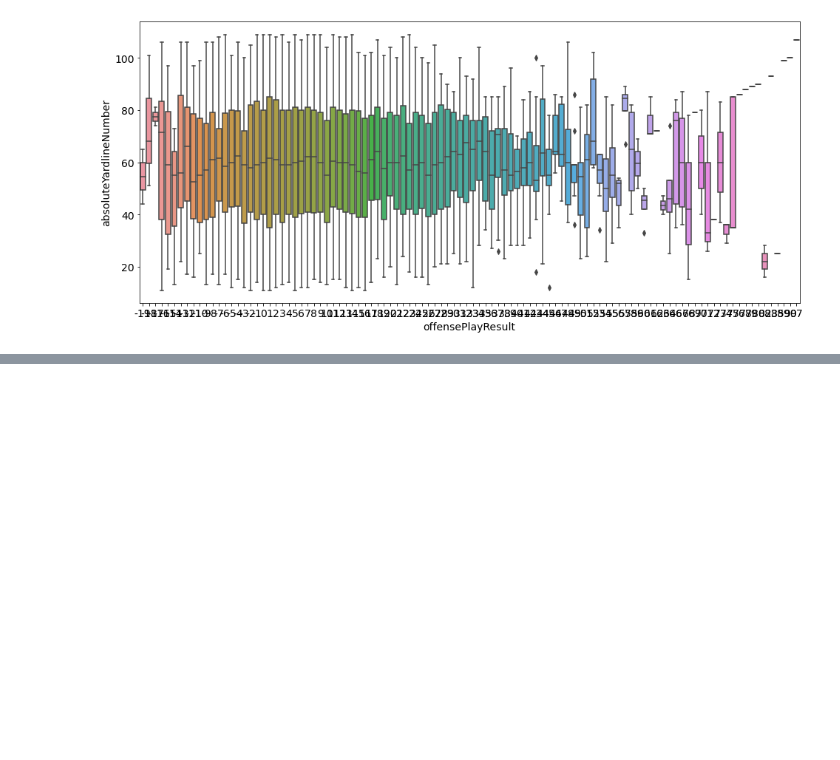
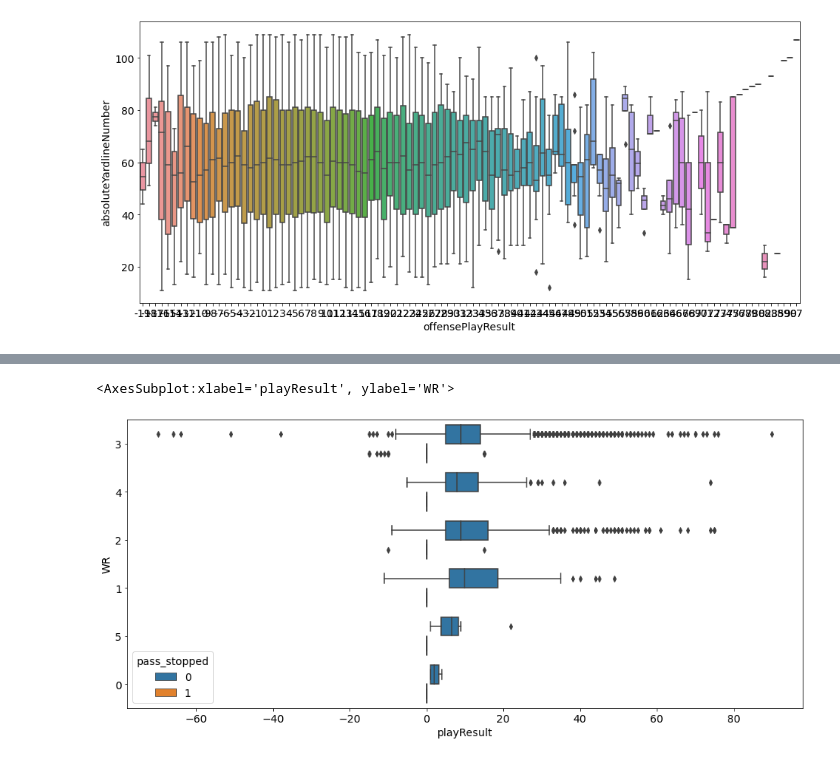
Before and after one commit to Fourth-and-Four/NFL-Big-Data-Bowl-2021, a Jupyter notebook: george_explore.ipynb, the cells around one changed output, grey strips where cells are left out. Saved outputs shown, nothing was run; the diff lists cells and outputs as text; code cells hidden in the pictures; blank space fills up the shorter version.

```diff
--- a/george_explore.ipynb
+++ b/george_explore.ipynb
@@ -268,0 +307,5 @@ sns.boxplot(data=df1, x='offensePlayResult', y= 'absoluteYardlineNumber')
+# %%
+sns.boxplot(data=train, x='playResult', y= 'WR', hue='pass_stopped')
+# %% [output]
+<AxesSubplot:xlabel='playResult', ylabel='WR'>
+[figure, added]
```
Also changed, not shown: parts of 29 cells of this notebook, 1 other file.
